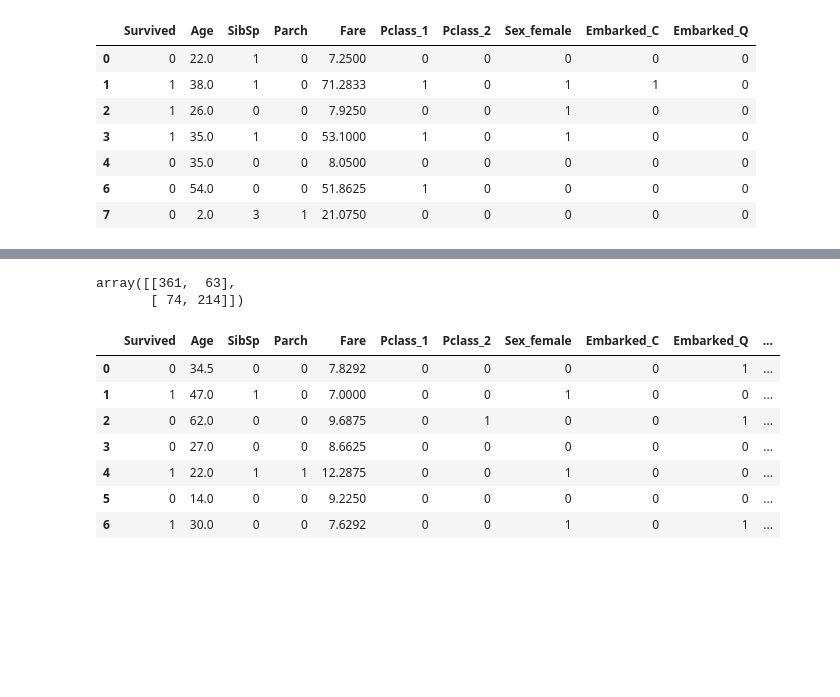
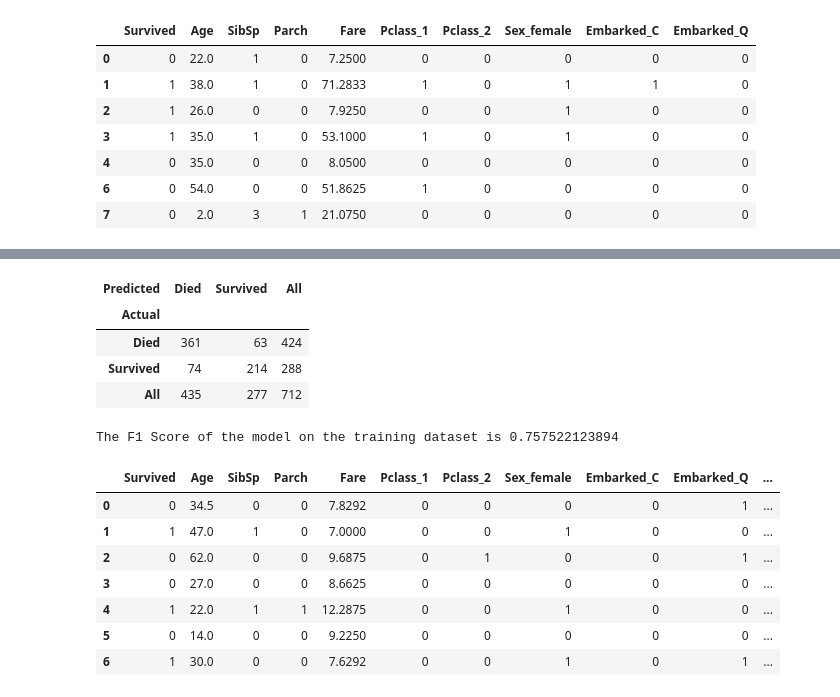
Before and after one commit to VCZLee/Jupyter-Notebooks, a Jupyter notebook: Kaggle/Titanic/Titanic Dataset - Python and data science basics.ipynb, the cells around one changed output, grey strips where cells are left out. Cells and saved outputs as stored; diff of their text form; code cells hidden in the pictures; blank space fills up the shorter version.

Commit message:
Added F1 scores and improved confusion matrices

```diff
--- a/Kaggle/Titanic/Titanic Dataset - Python and data science basics.ipynb
+++ b/Kaggle/Titanic/Titanic Dataset - Python and data science basics.ipynb
@@ -206,13 +206,34 @@ Embarked_Q    -0.6983      0.566     -1.234      0.217      -1.807       0.411
 # %%
 import numpy as np
 from sklearn.metrics import confusion_matrix
+from IPython.display import display
 train['Probability'] = result.predict(train[train_cols])
 train['Predicted'] = np.where(train['Probability'] >= 0.5, 1 ,0)
 train.head(n = 7)
-confusion_matrix(train['Survived'], train['Predicted'])
+# confusion_matrix(train['Survived'], train['Predicted'])
+
+train_cmatrix = pd.crosstab(np.where(train['Survived'] == 1, 'Survived', 'Died'),
+                            np.where(train['Predicted'] == 1, 'Survived', 'Died'),
+                            rownames=['Actual'],
+                            colnames=['Predicted'],
+                            margins=True)
+display(train_cmatrix)
 # %% [output]
-array([[361,  63],
-       [ 74, 214]])
+| Predicted | Died | Survived | All |
+| Actual |  |  |  |
+| Died | 361 | 63 | 424 |
+| Survived | 74 | 214 | 288 |
+| All | 435 | 277 | 712 |
+# %%
+train_tp = train_cmatrix['Survived']['Survived']
+train_fp = train_cmatrix['Survived']['Died']
+train_fn = train_cmatrix['Died']['Survived']
+train_precision = train_tp/(train_tp + train_fp)
+train_recall = train_tp/(train_tp + train_fn)
+train_f1 = 2/(train_precision**-1 + train_recall**-1)
+print("The F1 Score of the model on the training dataset is " + str(train_f1))
+# %% [output]
+The F1 Score of the model on the training dataset is 0.757522123894
 # %%
 survival = pd.DataFrame.from_csv('C:/Users/vlee/PycharmProjects/Jupyter-Notebooks/Kaggle/Titanic/Data/gender_submission.csv', index_col = None)
 test = pd.DataFrame.from_csv('C:/Users/vlee/PycharmProjects/Jupyter-Notebooks/Kaggle/Titanic/Data/test.csv', index_col = None)
```
Also changed, not shown: parts of 3 cells of this notebook.
